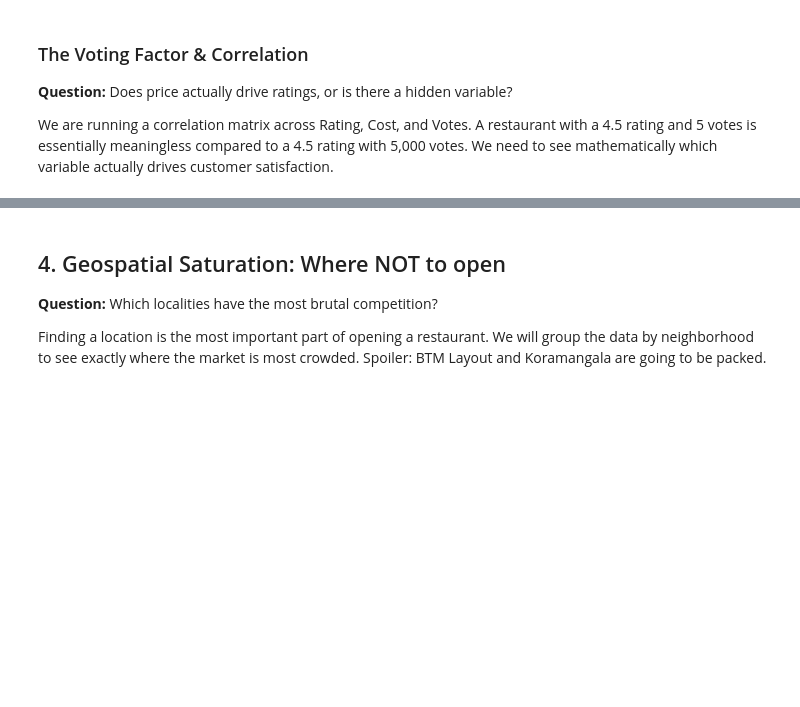
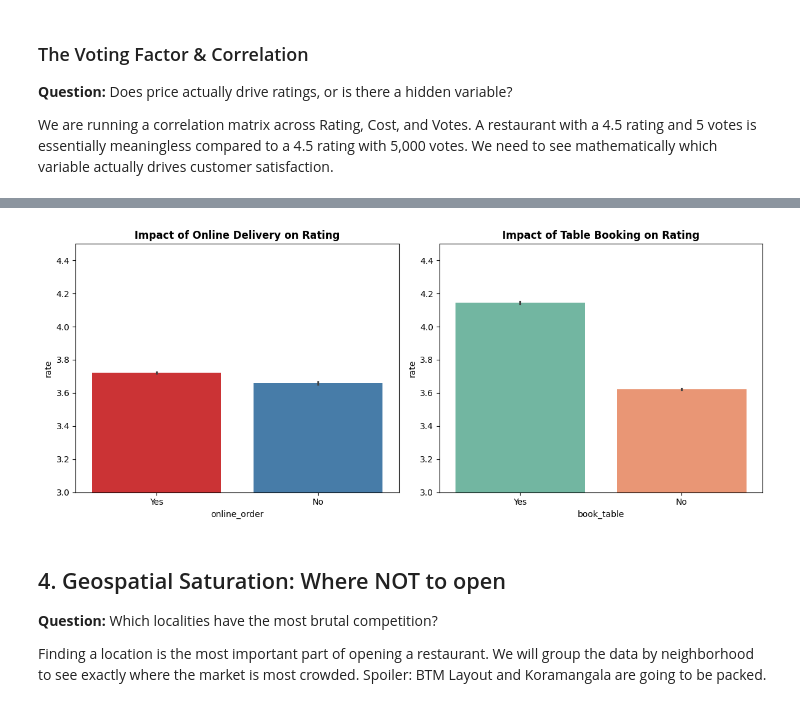
Before and after one commit to Rehanku/zomato-business-eda, a Jupyter notebook: notebooks/01_EDA.ipynb, the cells around one changed output, grey strips where cells are left out. Drawn from its saved outputs; the diff is of its cells as text; code cells hidden in the pictures; blank space fills up the shorter version.

```diff
--- a/notebooks/01_EDA.ipynb
+++ b/notebooks/01_EDA.ipynb
@@ -145,3 +148,22 @@ plt.show()
+# %%
+plt.figure(figsize=(12, 5))
+
+# Online Order Subplot
+plt.subplot(1, 2, 1)
+sns.barplot(x='online_order', y='rate', data=df, hue='online_order', palette='Set1', legend=False)
+plt.title('Impact of Online Delivery on Rating', fontweight='bold')
+plt.ylim(3.0, 4.5) # Zooming in to see the difference clearly
+
+# Table Booking Subplot
+plt.subplot(1, 2, 2)
+sns.barplot(x='book_table', y='rate', data=df, hue='book_table', palette='Set2', legend=False)
+plt.title('Impact of Table Booking on Rating', fontweight='bold')
+plt.ylim(3.0, 4.5)
+
+plt.tight_layout()
+plt.show()
+# %% [output]
+[figure, added]
 # %% [markdown]
 ## 4. Geospatial Saturation: Where NOT to open
 **Question:** Which localities have the most brutal competition?
```
Also changed, not shown: parts of 10 cells of this notebook, 4 other files.
